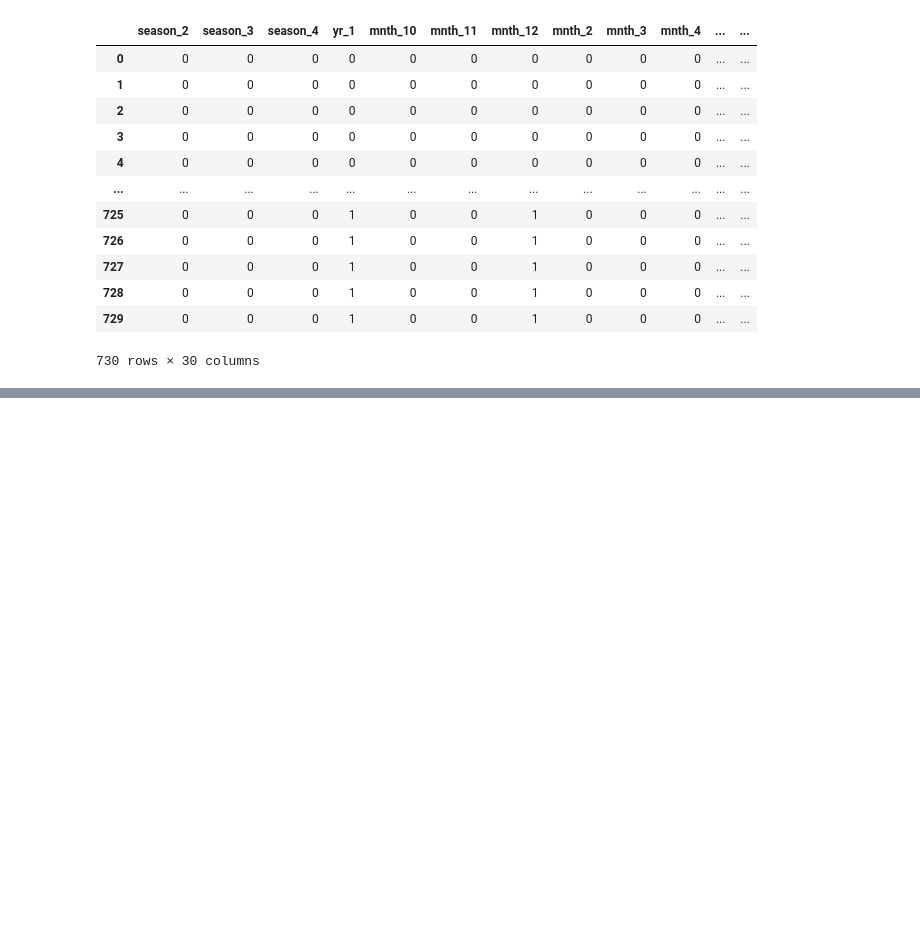
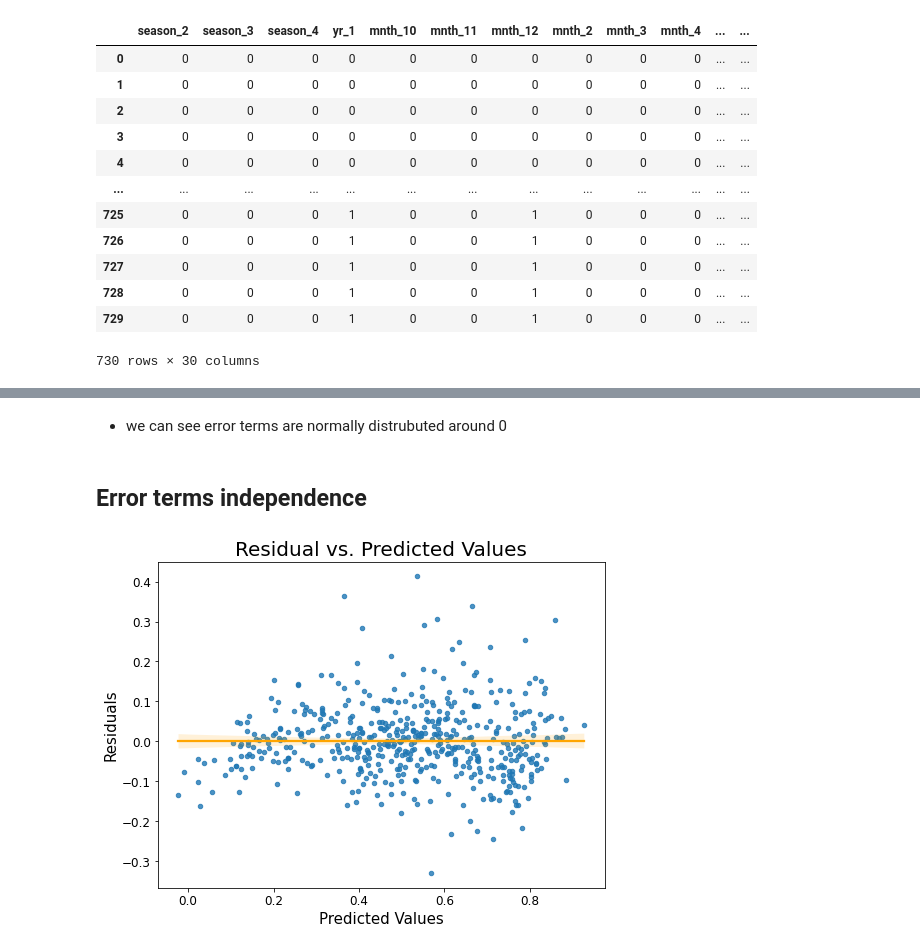
Before and after one commit to heymihir/Bike-Sharing-MLR, a Jupyter notebook: Notebook- Bike Sharing Assignment.ipynb, the cells around one changed output, grey strips where cells are left out. Saved outputs shown, nothing was run; the diff lists cells and outputs as text; code cells hidden in the pictures; blank space fills up the shorter version.

```diff
--- a/Notebook- Bike Sharing Assignment.ipynb
+++ b/Notebook- Bike Sharing Assignment.ipynb
@@ -237,0 +496,19 @@ plt.show()
+# %% [markdown]
+- we can see error terms are normally distrubuted around 0
+# %% [markdown]
+## Error terms independence
+# %%
+plt.figure(figsize=(8, 6))
+sns.regplot(x=y_train_pred, y=residual, scatter_kws={'s': 20}, line_kws={'color': 'orange'})
+
+plt.title('Residual vs. Predicted Values', fontsize=20)
+plt.xlabel('Predicted Values', fontsize=15)
+plt.ylabel('Residuals', fontsize=15)
+
+plt.xticks(fontsize=12)
+plt.yticks(fontsize=12)
+
+# Show plot
+plt.show()
+# %% [output]
+[figure, added]
```
Also changed, not shown: parts of 37 cells of this notebook.
